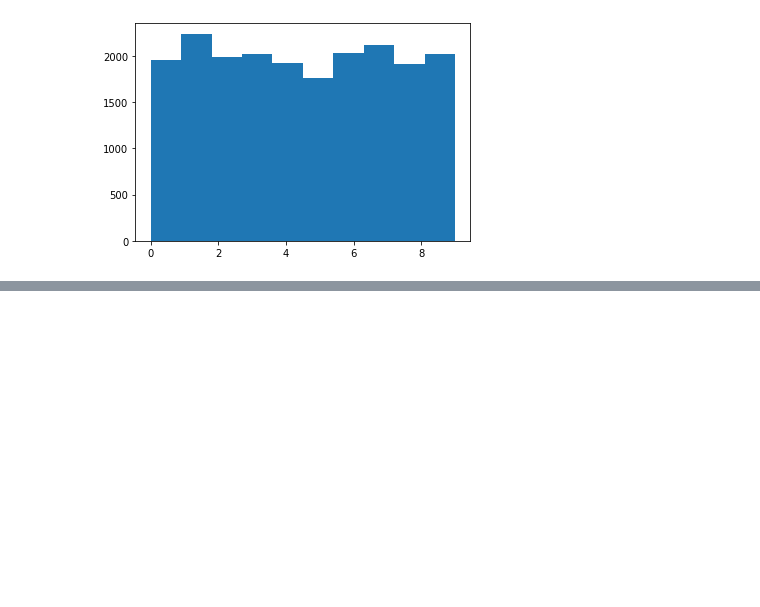
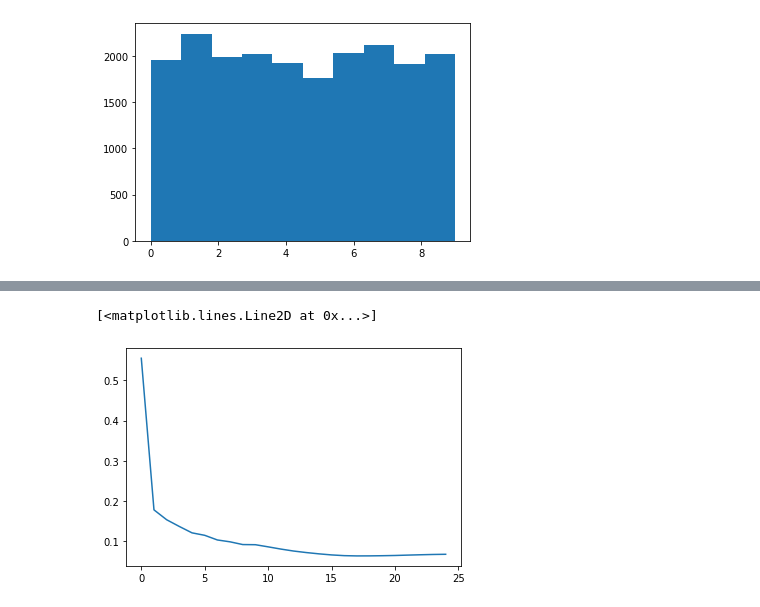
Before and after one commit to martingrzzler/colab-notebooks, a Jupyter notebook: deep_learning_foundations.ipynb, the cells around one changed output, grey strips where cells are left out. Saved outputs shown, nothing was run; the diff lists cells and outputs as text; code cells hidden in the pictures; blank space fills up the shorter version.

```diff
--- a/deep_learning_foundations.ipynb
+++ b/deep_learning_foundations.ipynb
@@ -245,18 +250,23 @@ For any weight matrix $W^{(l)}$ it't gradient is the input into the current laye
 # %%
 def sigmoid(A):
-  return 1 / (1 + np.exp(-A))
+  return 1.0 / (1.0 + np.exp(-A))
 
 def softmax(A):
   expA = np.exp(A)
   return expA / np.sum(expA, axis=1, keepdims=True)
 
-class ANN:
-  @staticmethod
-  def forward_hidden(X, W, b):
+def derivative_sigmoid(X):
+  sig = sigmoid(X)
+  return (1.0 - sig) * sig
+
+def get_cost(T, Y):
+  tot = T * np.log(Y)
+  return -tot.mean()
+
+def forward_hidden(X, W, b):
     return sigmoid(X.dot(W) + b)
 
-  @staticmethod
-  def forward_output(X, W, b):
+def forward_output(X, W, b):
     return softmax(X.dot(W) + b)
 # %%
 D = X[0].shape[0]
@@ -326,0 +442,17 @@ for epoch in range(1):
+# %%
+data = pd.read_csv('sample_data/mnist_train_small.csv')
+test_data = pd.read_csv('sample_data/mnist_test.csv')
+data_np = data.to_numpy()
+test_data_np = test_data.to_numpy()
+Y = data_np[:,0]
+X = data_np[:,1:]
+Y_test = test_data_np[:,0]
+X_test = test_data_np[:,1:]
+X_norm = X / np.max(X)
+X_test_norm = X_test / np.max(X_test)
+# %%
+ann = ANN(layers=[X[0].shape[0],20,10])
+costs = ann.fit(X=X_norm, Y=Y, epochs=250, learning_rate=0.0001)
+print(f"Final test Accuracy: {Math.accuracy(Y_test, ann.predict(X_test_norm))}")
+plt.plot(costs)
+# %% [output]
@@ -326,0 +476,2 @@ for epoch in range(1):
+[<matplotlib.lines.Line2D at 0x...>]
+[figure, added]
```
Also changed, not shown: parts of 7 cells of this notebook.
